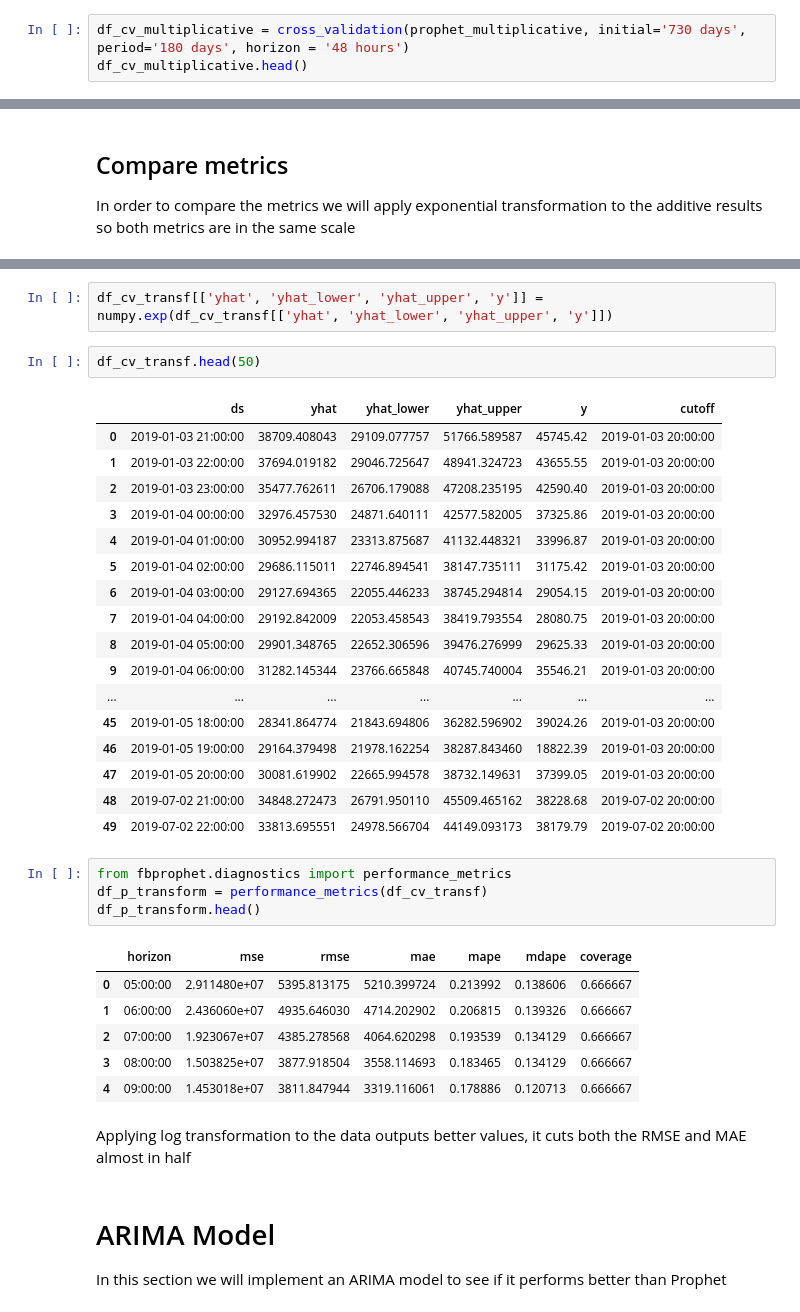
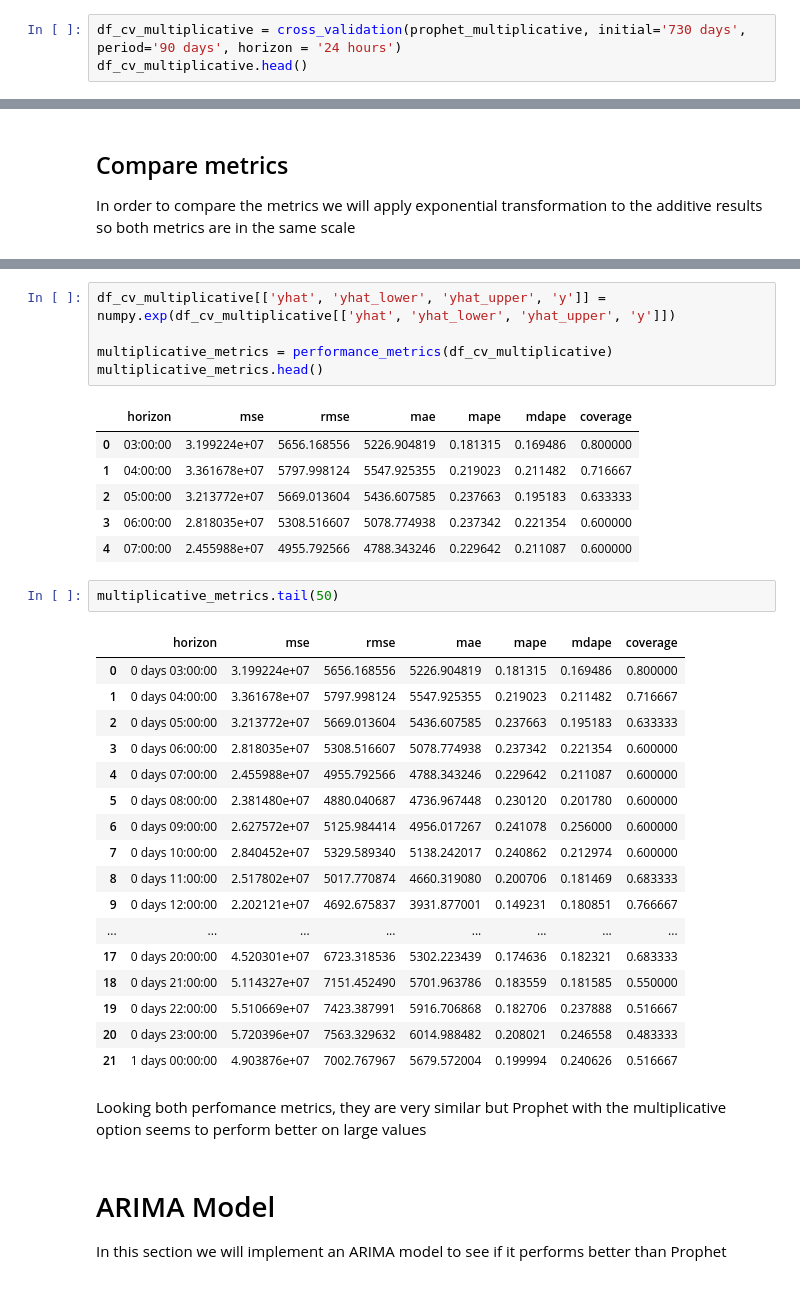
Before and after one commit to hectorLop/CO2_emissions_forecast, a Jupyter notebook: CO2_feature_engineering_and_visualization.ipynb, the cells around one changed output, grey strips where cells are left out. Drawn from its saved outputs; the diff is of its cells as text.

```diff
--- a/CO2_feature_engineering_and_visualization.ipynb
+++ b/CO2_feature_engineering_and_visualization.ipynb
@@ -396,3 +426,3 @@ INFO:fbprophet:Making 3 forecasts with cutoffs between 2019-01-03 20:00:00 and 2
 # %%
-df_cv_multiplicative = cross_validation(prophet_multiplicative, initial='730 days', period='180 days', horizon = '48 hours')
+df_cv_multiplicative = cross_validation(prophet_multiplicative, initial='730 days', period='90 days', horizon = '24 hours')
 df_cv_multiplicative.head()
@@ -525,38 +448,37 @@ INFO:fbprophet:Making 3 forecasts with cutoffs between 2019-01-03 20:00:00 and 2
 # %%
-df_cv_transf[['yhat', 'yhat_lower', 'yhat_upper', 'y']] = numpy.exp(df_cv_transf[['yhat', 'yhat_lower', 'yhat_upper', 'y']])
+df_cv_multiplicative[['yhat', 'yhat_lower', 'yhat_upper', 'y']] = numpy.exp(df_cv_multiplicative[['yhat', 'yhat_lower', 'yhat_upper', 'y']])
+
+multiplicative_metrics = performance_metrics(df_cv_multiplicative)
+multiplicative_metrics.head()
+# %% [output]
+|  | horizon | mse | rmse | mae | mape | mdape | coverage |
+| 0 | 03:00:00 | 3.199224e+07 | 5656.168556 | 5226.904819 | 0.181315 | 0.169486 | 0.800000 |
+| 1 | 04:00:00 | 3.361678e+07 | 5797.998124 | 5547.925355 | 0.219023 | 0.211482 | 0.716667 |
+| 2 | 05:00:00 | 3.213772e+07 | 5669.013604 | 5436.607585 | 0.237663 | 0.195183 | 0.633333 |
+| 3 | 06:00:00 | 2.818035e+07 | 5308.516607 | 5078.774938 | 0.237342 | 0.221354 | 0.600000 |
+| 4 | 07:00:00 | 2.455988e+07 | 4955.792566 | 4788.343246 | 0.229642 | 0.211087 | 0.600000 |
-# %%
-df_cv_transf.head(50)
-# %% [output]
-|  | ds | yhat | yhat_lower | yhat_upper | y | cutoff |
-| 0 | 2019-01-03 21:00:00 | 38709.408043 | 29109.077757 | 51766.589587 | 45745.42 | 2019-01-03 20:00:00 |
-| 1 | 2019-01-03 22:00:00 | 37694.019182 | 29046.725647 | 48941.324723 | 43655.55 | 2019-01-03 20:00:00 |
-| 2 | 2019-01-03 23:00:00 | 35477.762611 | 26706.179088 | 47208.235195 | 42590.40 | 2019-01-03 20:00:00 |
-| 3 | 2019-01-04 00:00:00 | 32976.457530 | 24871.640111 | 42577.582005 | 37325.86 | 2019-01-03 20:00:00 |
-| 4 | 2019-01-04 01:00:00 | 30952.994187 | 23313.875687 | 41132.448321 | 33996.87 | 2019-01-03 20:00:00 |
-| 5 | 2019-01-04 02:00:00 | 29686.115011 | 22746.894541 | 38147.735111 | 31175.42 | 2019-01-03 20:00:00 |
-| 6 | 2019-01-04 03:00:00 | 29127.694365 | 22055.446233 | 38745.294814 | 29054.15 | 2019-01-03 20:00:00 |
-| 7 | 2019-01-04 04:00:00 | 29192.842009 | 22053.458543 | 38419.793554 | 28080.75 | 2019-01-03 20:00:00 |
-| 8 | 2019-01-04 05:00:00 | 29901.348765 | 22652.306596 | 39476.276999 | 29625.33 | 2019-01-03 20:00:00 |
-| 9 | 2019-01-04 06:00:00 | 31282.145344 | 23766.665848 | 40745.740004 | 35546.21 | 2019-01-03 20:00:00 |
-| ... | ... | ... | ... | ... | ... | ... |
-| 45 | 2019-01-05 18:00:00 | 28341.864774 | 21843.694806 | 36282.596902 | 39024.26 | 2019-01-03 20:00:00 |
-| 46 | 2019-01-05 19:00:00 | 29164.379498 | 21978.162254 | 38287.843460 | 18822.39 | 2019-01-03 20:00:00 |
-| 47 | 2019-01-05 20:00:00 | 30081.619902 | 22665.994578 | 38732.149631 | 37399.05 | 2019-01-03 20:00:00 |
-| 48 | 2019-07-02 21:00:00 | 34848.272473 | 26791.950110 | 45509.465162 | 38228.68 | 2019-07-02 20:00:00 |
-| 49 | 2019-07-02 22:00:00 | 33813.695551 | 24978.566704 | 44149.093173 | 38179.79 | 2019-07-02 20:00:00 |
-# %%
-from fbprophet.diagnostics import performance_metrics
-df_p_transform = performance_metrics(df_cv_transf)
-df_p_transform.head()
-# %% [output]
-|  | horizon | mse | rmse | mae | mape | mdape | coverage |
-| 0 | 05:00:00 | 2.911480e+07 | 5395.813175 | 5210.399724 | 0.213992 | 0.138606 | 0.666667 |
-| 1 | 06:00:00 | 2.436060e+07 | 4935.646030 | 4714.202902 | 0.206815 | 0.139326 | 0.666667 |
-| 2 | 07:00:00 | 1.923067e+07 | 4385.278568 | 4064.620298 | 0.193539 | 0.134129 | 0.666667 |
-| 3 | 08:00:00 | 1.503825e+07 | 3877.918504 | 3558.114693 | 0.183465 | 0.134129 | 0.666667 |
-| 4 | 09:00:00 | 1.453018e+07 | 3811.847944 | 3319.116061 | 0.178886 | 0.120713 | 0.666667 |
-# %% [markdown]
-Applying log transformation to the data outputs better values, it cuts both the RMSE and MAE almost in half
+# %%
+multiplicative_metrics.tail(50)
+# %% [output]
+|  | horizon | mse | rmse | mae | mape | mdape | coverage |
+| 0 | 0 days 03:00:00 | 3.199224e+07 | 5656.168556 | 5226.904819 | 0.181315 | 0.169486 | 0.800000 |
+| 1 | 0 days 04:00:00 | 3.361678e+07 | 5797.998124 | 5547.925355 | 0.219023 | 0.211482 | 0.716667 |
+| 2 | 0 days 05:00:00 | 3.213772e+07 | 5669.013604 | 5436.607585 | 0.237663 | 0.195183 | 0.633333 |
+| 3 | 0 days 06:00:00 | 2.818035e+07 | 5308.516607 | 5078.774938 | 0.237342 | 0.221354 | 0.600000 |
+| 4 | 0 days 07:00:00 | 2.455988e+07 | 4955.792566 | 4788.343246 | 0.229642 | 0.211087 | 0.600000 |
+| 5 | 0 days 08:00:00 | 2.381480e+07 | 4880.040687 | 4736.967448 | 0.230120 | 0.201780 | 0.600000 |
+| 6 | 0 days 09:00:00 | 2.627572e+07 | 5125.984414 | 4956.017267 | 0.241078 | 0.256000 | 0.600000 |
+| 7 | 0 days 10:00:00 | 2.840452e+07 | 5329.589340 | 5138.242017 | 0.240862 | 0.212974 | 0.600000 |
+| 8 | 0 days 11:00:00 | 2.517802e+07 | 5017.770874 | 4660.319080 | 0.200706 | 0.181469 | 0.683333 |
+| 9 | 0 days 12:00:00 | 2.202121e+07 | 4692.675837 | 3931.877001 | 0.149231 | 0.180851 | 0.766667 |
+| ... | ... | ... | ... | ... | ... | ... | ... |
+| 17 | 0 days 20:00:00 | 4.520301e+07 | 6723.318536 | 5302.223439 | 0.174636 | 0.182321 | 0.683333 |
+| 18 | 0 days 21:00:00 | 5.114327e+07 | 7151.452490 | 5701.963786 | 0.183559 | 0.181585 | 0.550000 |
+| 19 | 0 days 22:00:00 | 5.510669e+07 | 7423.387991 | 5916.706868 | 0.182706 | 0.237888 | 0.516667 |
+| 20 | 0 days 23:00:00 | 5.720396e+07 | 7563.329632 | 6014.988482 | 0.208021 | 0.246558 | 0.483333 |
+| 21 | 1 days 00:00:00 | 4.903876e+07 | 7002.767967 | 5679.572004 | 0.199994 | 0.240626 | 0.516667 |
+# %% [markdown]
+Looking both perfomance metrics, they are very similar but Prophet with the multiplicative option seems to perform better on large values
 # %% [markdown]
 # ARIMA Model
 In this section we will implement an ARIMA model to see if it performs better than Prophet
```
Also changed, not shown: parts of 28 cells of this notebook.
